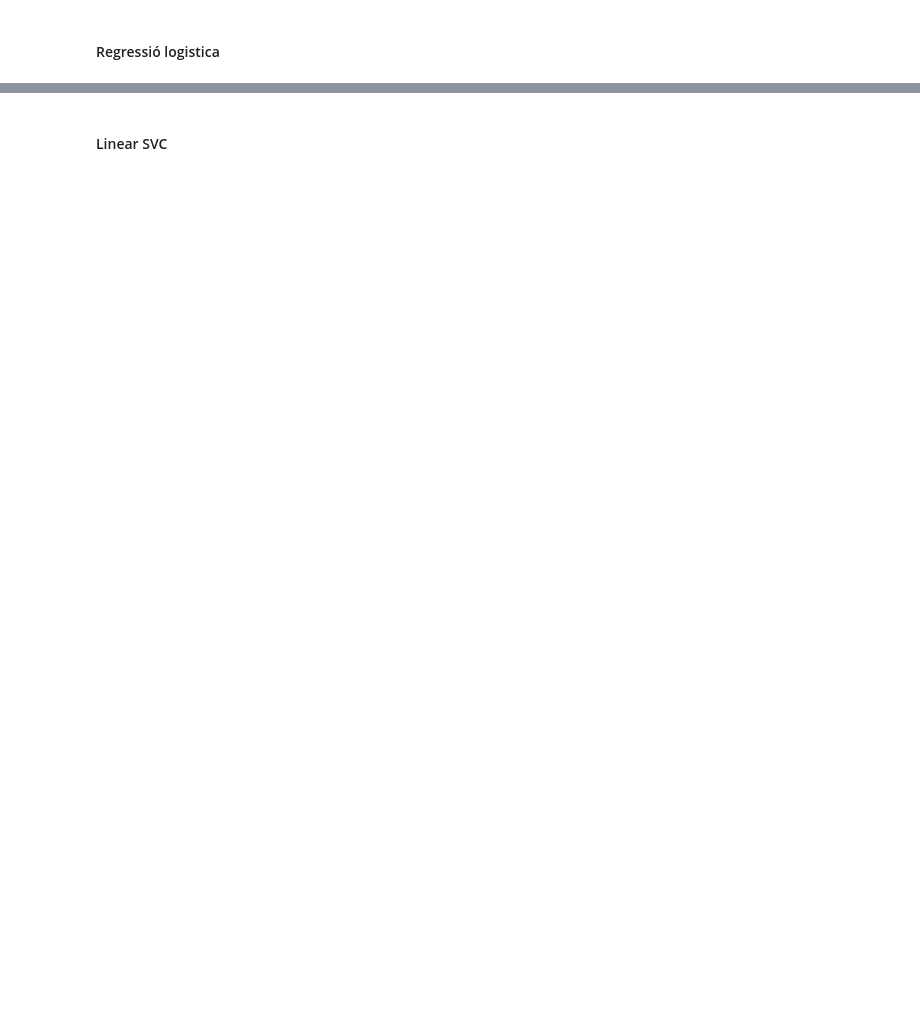
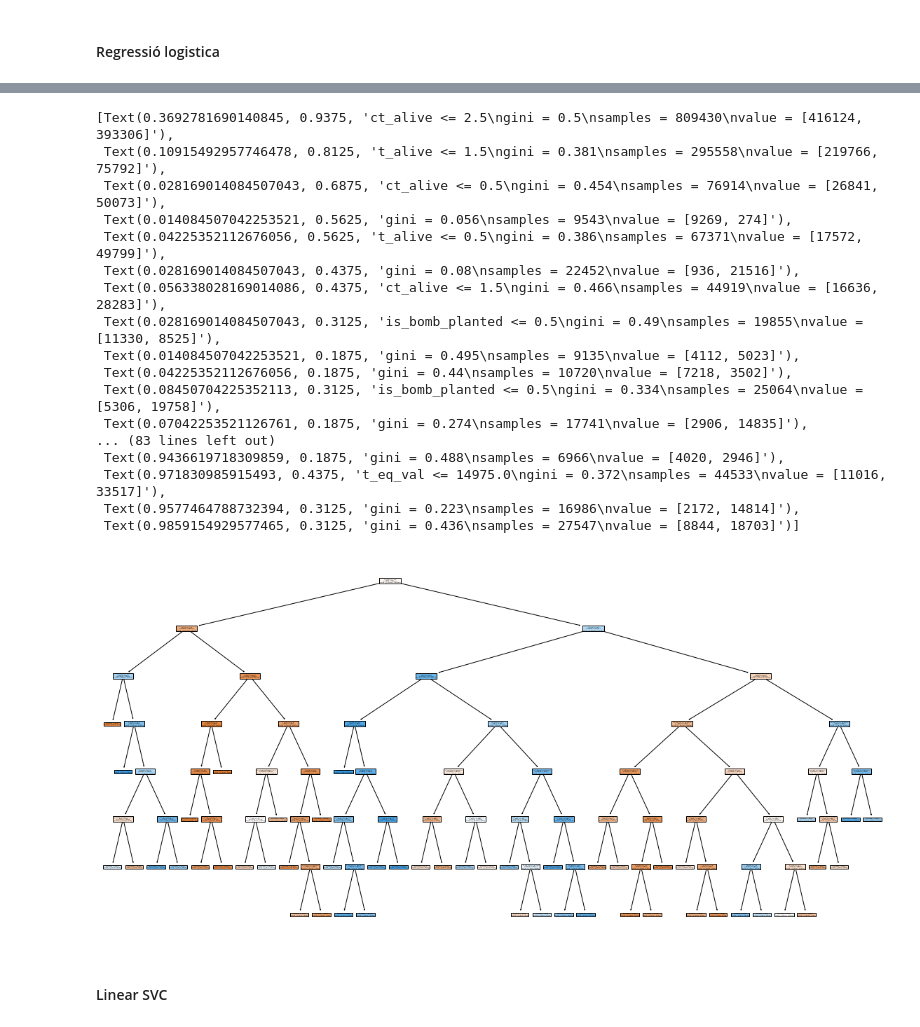
Before and after one commit to sergidiazlopez/APC-Kaggle-CSGO, a Jupyter notebook: notebooks/cas-kaggle.ipynb, the cells around one changed output, grey strips where cells are left out. Drawn from its saved outputs; the diff is of its cells as text; code cells hidden in the pictures; blank space fills up the shorter version.

```diff
--- a/notebooks/cas-kaggle.ipynb
+++ b/notebooks/cas-kaggle.ipynb
@@ -520,0 +522,21 @@ plt.show()
+# %%
+# Decision tree
+start = time.time()  # Get the current time
+parameters = {'max_depth': [3, 5, 7, 9, 11, 13, 15],
+              "max_leaf_nodes": [5,10,15,20, 30, 40, 50]}
+clf = GridSearchCV(DecisionTreeClassifier(), parameters, verbose=10, n_jobs=-1)
+clf.fit(X_train, y_train)
+time_elapsed = time.time() - start
+print(f"Time elapsed: {time_elapsed} seconds")
+
+start = time.time()  # Get the current time
+
+y_pred = clf.predict(X_test)
+
+time_elapsed = time.time() - start
+print(f"Time elapsed: {time_elapsed} seconds")
+
+print('Best score: {}'.format(clf.best_score_))
+print('Best parameters: {}'.format(clf.best_params_))
+
+print(classification_report(y_test, y_pred))
@@ -521,3 +557,26 @@ plt.show()
+# %%
+# Mostrar tree
+plt.figure(figsize=(20,10))
+plot_tree(clf.best_estimator_, filled=True, feature_names=X_train.columns)
+# %% [output]
+[Text(0.3692781690140845, 0.9375, 'ct_alive <= 2.5\ngini = 0.5\nsamples = 809430\nvalue = [416124, 393306]'),
+ Text(0.10915492957746478, 0.8125, 't_alive <= 1.5\ngini = 0.381\nsamples = 295558\nvalue = [219766, 75792]'),
+ Text(0.028169014084507043, 0.6875, 'ct_alive <= 0.5\ngini = 0.454\nsamples = 76914\nvalue = [26841, 50073]'),
+ Text(0.014084507042253521, 0.5625, 'gini = 0.056\nsamples = 9543\nvalue = [9269, 274]'),
+ Text(0.04225352112676056, 0.5625, 't_alive <= 0.5\ngini = 0.386\nsamples = 67371\nvalue = [17572, 49799]'),
+ Text(0.028169014084507043, 0.4375, 'gini = 0.08\nsamples = 22452\nvalue = [936, 21516]'),
+ Text(0.056338028169014086, 0.4375, 'ct_alive <= 1.5\ngini = 0.466\nsamples = 44919\nvalue = [16636, 28283]'),
+ Text(0.028169014084507043, 0.3125, 'is_bomb_planted <= 0.5\ngini = 0.49\nsamples = 19855\nvalue = [11330, 8525]'),
+ Text(0.014084507042253521, 0.1875, 'gini = 0.495\nsamples = 9135\nvalue = [4112, 5023]'),
+ Text(0.04225352112676056, 0.1875, 'gini = 0.44\nsamples = 10720\nvalue = [7218, 3502]'),
+ Text(0.08450704225352113, 0.3125, 'is_bomb_planted <= 0.5\ngini = 0.334\nsamples = 25064\nvalue = [5306, 19758]'),
+ Text(0.07042253521126761, 0.1875, 'gini = 0.274\nsamples = 17741\nvalue = [2906, 14835]'),
+... (83 lines left out)
+ Text(0.9436619718309859, 0.1875, 'gini = 0.488\nsamples = 6966\nvalue = [4020, 2946]'),
+ Text(0.971830985915493, 0.4375, 't_eq_val <= 14975.0\ngini = 0.372\nsamples = 44533\nvalue = [11016, 33517]'),
+ Text(0.9577464788732394, 0.3125, 'gini = 0.223\nsamples = 16986\nvalue = [2172, 14814]'),
+ Text(0.9859154929577465, 0.3125, 'gini = 0.436\nsamples = 27547\nvalue = [8844, 18703]')]
+[figure, added]
 # %% [markdown]
 #### Linear SVC
 # %%
```
Also changed, not shown: parts of 36 cells of this notebook, 2 other files.
